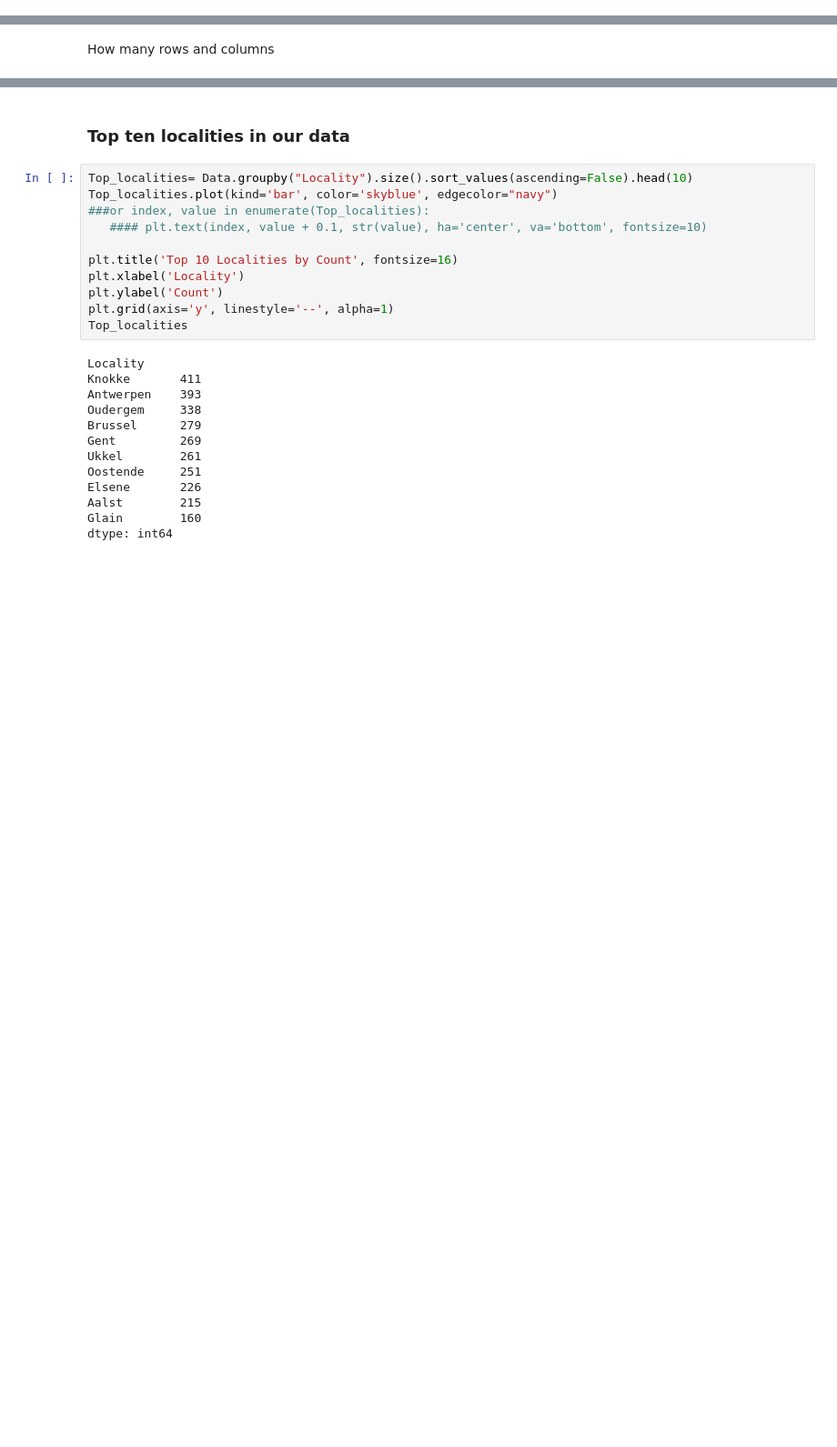
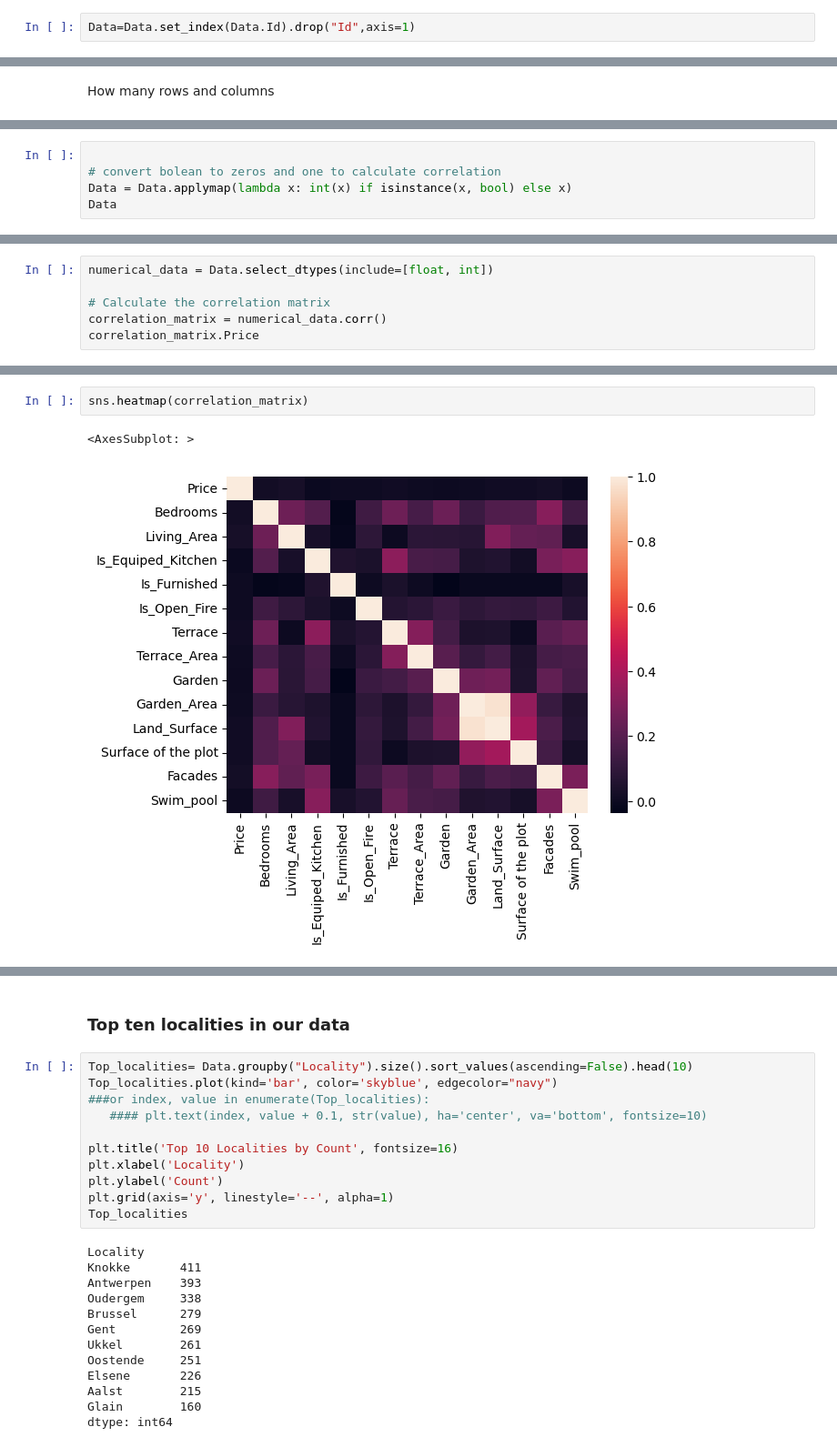
Before and after one commit to Mohammedhussingh/ImmoEliza-Analysis, a Jupyter notebook: Data_Analysis.ipynb, the cells around one changed output, grey strips where cells are left out. Shown at 91% size. Cells and saved outputs as stored; diff of their text form; blank space fills up the shorter version.

```diff
--- a/Data_Analysis.ipynb
+++ b/Data_Analysis.ipynb
@@ -52,0 +68,2 @@ Data.drop_duplicates(inplace=True)
+# %%
+Data=Data.set_index(Data.Id).drop("Id",axis=1)
@@ -62,0 +109,5 @@ Data.shape
+# %%
+
+# convert bolean to zeros and one to calculate correlation
+Data = Data.applymap(lambda x: int(x) if isinstance(x, bool) else x)
+Data
@@ -62,0 +129,6 @@ Data.shape
+# %%
+numerical_data = Data.select_dtypes(include=[float, int])
+
+# Calculate the correlation matrix
+correlation_matrix = numerical_data.corr()
+correlation_matrix.Price
@@ -62,0 +151,5 @@ Data.shape
+# %%
+sns.heatmap(correlation_matrix)
+# %% [output]
+<AxesSubplot: >
+[figure, added]
```
Also changed, not shown: parts of 38 cells of this notebook.
